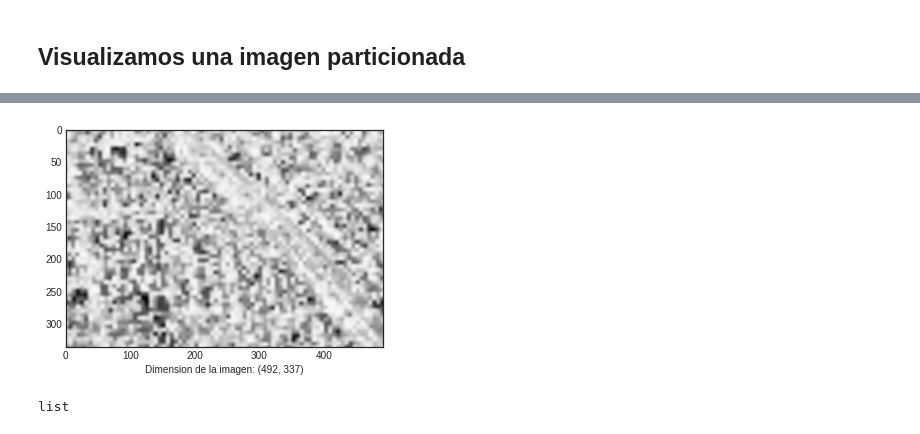
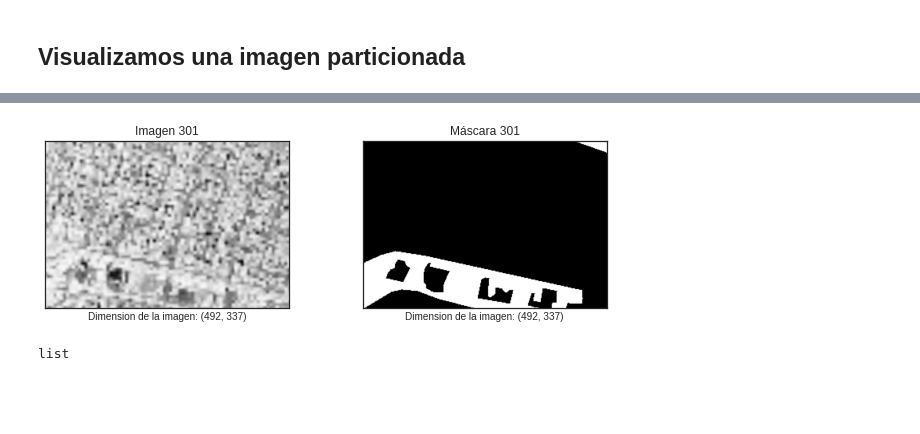
Before and after one commit to jbekios/segmetation-geology, a Jupyter notebook: Notebook_Proyecto.ipynb, the cells around one changed output, grey strips where cells are left out. Cells and saved outputs as stored; diff of their text form; code cells hidden in the pictures; blank space fills up the shorter version.

```diff
--- a/Notebook_Proyecto.ipynb
+++ b/Notebook_Proyecto.ipynb
@@ -195,6 +195,4 @@ True
 # %% [markdown]
 ## Visualizamos una imagen particionada
 # %%
-indice = 20
+indice = 300
-# %%
-test_img = crop_mask[indice]
@@ -209,9 +199,27 @@ test_img = crop_origin[indice]
-# %%
-plt.imshow(test_img)
-plt.xlabel(f'Dimension de la imagen: {test_img.size}')
-plt.show()
-# %% [output]
-[figure, removed]
+# %%
+def imgAndMask(index=indice):
+    test_img = crop_origin[indice]
+    test_mask = crop_mask[indice]
+
+    plt.figure(figsize=(12, 8))
+    plt.subplot(1, 2, 1)
+    plt.title(f'Imagen {indice+1}')
+    plt.xlabel(f'Dimension de la imagen: {test_img.size}')
+    plt.xticks(()); plt.yticks(())
+    plt.imshow(test_img)
+
+    plt.subplot(1, 2, 2)
+    plt.title(f'Máscara {indice+1}')
+    plt.xlabel(f'Dimension de la imagen: {test_mask.size}')
+    plt.xticks(()); plt.yticks(())
+    plt.imshow(test_mask)
+
+    plt.subplots_adjust(top=0.45, bottom=0.1, left=0.1, right=0.75, wspace=0.3, hspace=0.6)
+    plt.show()
+# %%
+imgAndMask()
+# %% [output]
+[figure, added]
 # %%
 #path_origin = "D:\Proyecto deep learning\segmetation-geology\Imagenes recortadas original/"
 #path_mask = "D:\Proyecto deep learning\segmetation-geology\Imagenes recortadas mascara/"
```
Also changed, not shown: parts of 5 cells of this notebook.
